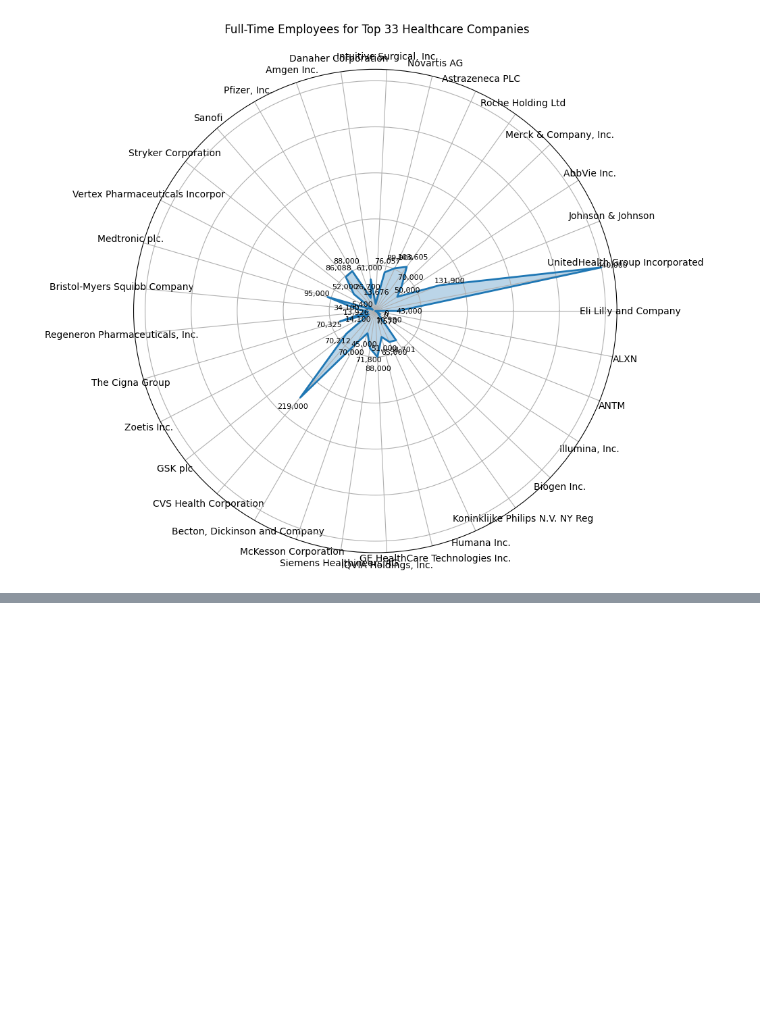
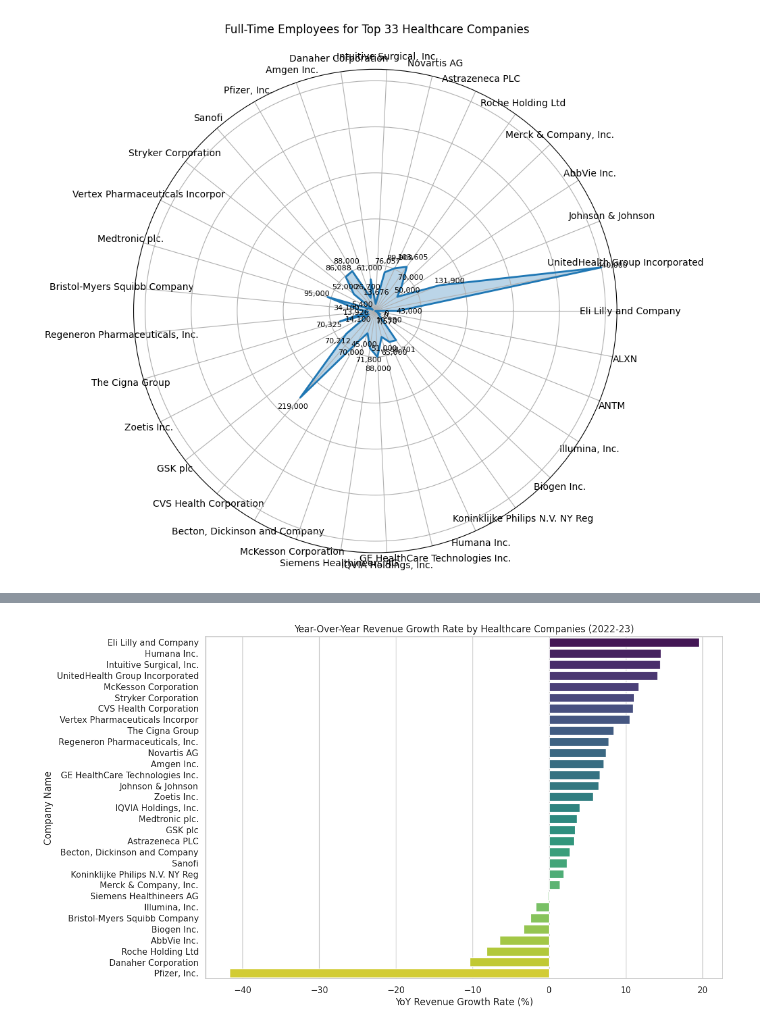
Before and after one commit to Vivekanand-R/Industry-Outlook, a Jupyter notebook: Healthcare Sectors.ipynb, the cells around one changed output, grey strips where cells are left out. Cells and saved outputs as stored; diff of their text form; code cells hidden in the pictures; blank space fills up the shorter version.

```diff
--- a/Healthcare Sectors.ipynb
+++ b/Healthcare Sectors.ipynb
@@ -286,0 +350,91 @@ plt.show()
+# %%
+import yfinance as yf
+import pandas as pd
+import matplotlib.pyplot as plt
+import seaborn as sns
+
+# Set up seaborn style for advanced visualization
+sns.set(style="whitegrid")
+
+# Sample data preparation (use the data prepared in the previous steps)
+companies = [
+    'JNJ', 'PFE', 'RHHBY', 'NVS', 'MRK', 'UNH', 'ABBV', 'BMY', 'LLY', 'MDT',
+    'GSK', 'AZN', 'AMGN', 'SNY', 'DHR', 'CI', 'ISRG', 'SYK', 'CVS', 'BDX',
+    'REGN', 'VRTX', 'ILMN', 'ZTS', 'BIIB', 'HUM', 'IQV', 'MCK',
+    'GEHC',   # GE Healthcare
+    'SMMNY',  # Siemens Healthineers
+    'PHG'     # Philips
+]
+
+# Initialize a list to store data
+data = []
+
+for ticker in companies:
+    try:
+        stock = yf.Ticker(ticker)
+        # Fetch company info for name and industry
+        company_info = stock.info
+        company_name = company_info.get("shortName", "N/A")
+        industry = company_info.get("industry", "N/A")
+
+        # Fetch annual financial data as a DataFrame
+        annual_financials = stock.financials
+
+        # Get Revenue for the last two years and the corresponding years
+        recent_revenue = annual_financials.loc['Total Revenue'][:2]
+        recent_years = recent_revenue.index[:2]
+
+        # Calculate Revenue Growth Rate if there are at least two years of data
+        if len(recent_revenue) >= 2:
+            revenue_growth_rate = ((recent_revenue.iloc[0] - recent_revenue.iloc[1]) / recent_revenue.iloc[1]) * 100
+        else:
+            revenue_growth_rate = None
+
+        # Append to data list
+        data.append({
+            'Ticker': ticker,
+            'Company Name': company_name,
+            'Industry': industry,
+            'Most Recent Revenue': recent_revenue.iloc[0] if len(recent_revenue) > 0 else None,
+            'Previous Year Revenue': recent_revenue.iloc[1] if len(recent_revenue) > 1 else None,
+            'YoY Revenue Growth Rate (%)': revenue_growth_rate
+        })
+
+    except Exception as e:
+        print(f"Error fetching data for {ticker}: {e}")
+
+# Convert data to DataFrame
+df = pd.DataFrame(data)
+
+# Drop rows with missing growth rates for visualizations
+df = df.dropna(subset=['YoY Revenue Growth Rate (%)'])
+
+# Sort by 'YoY Revenue Growth Rate (%)' in descending order
+df = df.sort_values(by='YoY Revenue Growth Rate (%)', ascending=False)
+
+### Visualization 1: Bar Chart of YoY Revenue Growth Rate
+plt.figure(figsize=(12, 8))
+sns.barplot(data=df, x='YoY Revenue Growth Rate (%)', y='Company Name', palette="viridis")
+plt.title('Year-Over-Year Revenue Growth Rate by Healthcare Companies (2022-23)')
+plt.xlabel('YoY Revenue Growth Rate (%)')
+plt.ylabel('Company Name')
+plt.show()
+
+### Visualization 2: Scatter Plot of Revenue vs. YoY Growth Rate
+plt.figure(figsize=(12, 8))
+sns.scatterplot(data=df, x='Most Recent Revenue', y='YoY Revenue Growth Rate (%)', hue='Industry', palette="Set1", s=100, edgecolor="w", alpha=0.8)
+plt.title('Revenue vs. YoY Revenue Growth Rate by Industry')
+plt.xlabel('Most Recent Revenue (USD)')
+plt.ylabel('YoY Revenue Growth Rate (%)')
+plt.xscale('log')  # Log scale to manage large revenue range
+plt.legend(title='Industry', bbox_to_anchor=(1.05, 1), loc='upper left')
+plt.show()
+
+### Visualization 3: Box Plot of YoY Revenue Growth by Industry
+plt.figure(figsize=(12, 8))
+sns.boxplot(data=df, x='YoY Revenue Growth Rate (%)', y='Industry', palette="coolwarm")
+plt.title('Distribution of YoY Revenue Growth Rate by Industry')
+plt.xlabel('YoY Revenue Growth Rate (%)')
+plt.ylabel('Industry')
+plt.show()
+# %% [output]
@@ -286,0 +444 @@ plt.show()
+[figure, added]
```
Also changed, not shown: parts of 3 cells of this notebook, 2 other files.
